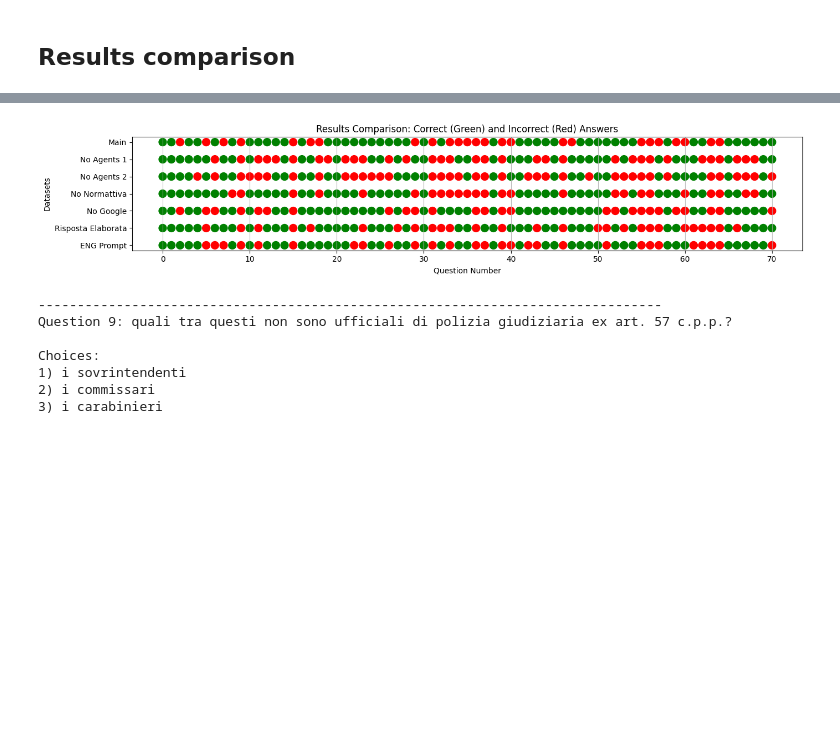
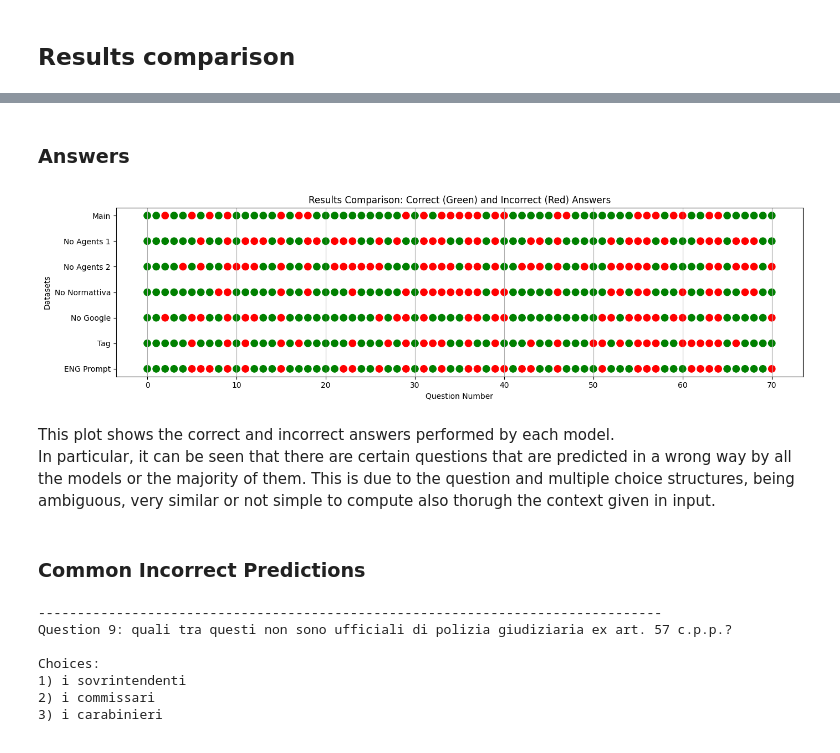
Before and after one commit to tancredibosi/LLM_Agents_Multiple-Choice_QA, a Jupyter notebook: software_and_data/Bosi_Multiple_Choice_QA.ipynb, the cells around one changed output, grey strips where cells are left out. Drawn from its saved outputs; the diff is of its cells as text; code cells hidden in the pictures; blank space fills up the shorter version.

```diff
--- a/software_and_data/Bosi_Multiple_Choice_QA.ipynb
+++ b/software_and_data/Bosi_Multiple_Choice_QA.ipynb
@@ -1470,7 +1477,7 @@ Total accuracy: 60.56%
 # %%
 dataframes = [df_main, df_no_agents_1, df_no_agents_2, df_no_normattiva, df_no_google, df_risposta_elaborata, df_ENG]
 accuracies = [accuracy_main, accuracy_no_agents_1, accuracy_no_agents_2, accuracy_no_normattiva, accuracy_no_google, accuracy_risposta_elaborata, accuracy_ENG]
-labels = ['Main', 'No Agents 1', 'No Agents 2', 'No Normattiva', 'No Google', 'Risposta Elaborata', 'ENG Prompt']
+labels = ['Main', 'No Agents 1', 'No Agents 2', 'No Normattiva', 'No Google', 'Tag', 'ENG Prompt']
 
 def compare_accuracies(accuracies, labels=None):
     """
@@ -1494,32 +1544,39 @@ compare_accuracies(accuracies, labels)
+# %% [markdown]
+### Answers
 # %%
 def plot_incorrect_answers_combined(dataframes, labels=None):
     """
     Plots the incorrect and correct answers for all dataframes in a unique graph,
     with vertical separation between datasets.
     """
-    plt.figure(figsize=(14, 3))
+    plt.figure(figsize=(14, 4))
 
     num_datasets = len(dataframes)
     y_offsets = list(range(num_datasets))
 
     for i, df in enumerate(reversed(dataframes)):
         df_sorted = df.sort_values('Index')
         colors = ['green' if is_correct else 'red' for is_correct in df_sorted['Is Correct']]
         y_values = [y_offsets[i]] * len(df_sorted)
-        plt.scatter(df_sorted['Index'], y_values, c=colors, s=100, label=labels[num_datasets - i - 1] if labels else None)
+        plt.scatter(df_sorted['Index'], y_values, c=colors, s=80, label=labels[num_datasets - i - 1] if labels else None)
 
     plt.xlabel('Question Number')
     plt.ylabel('Datasets')
     plt.title('Results Comparison: Correct (Green) and Incorrect (Red) Answers')
     plt.yticks(y_offsets, labels[::-1] if labels else [f'Dataset {i+1}' for i in y_offsets])
     plt.grid(axis='x')
 
     plt.tight_layout()
     plt.show()
 
 plot_incorrect_answers_combined(dataframes, labels=labels)
 # %% [output]
-[figure, old version]
+[figure, new version]
+# %% [markdown]
+This plot shows the correct and incorrect answers performed by each model. <br>
+In particular, it can be seen that there are certain questions that are predicted in a wrong way by all the models or the majority of them. This is due to the question and multiple choice structures, being ambiguous, very similar or not simple to compute also thorugh the context given in input.
+# %% [markdown]
+### Common Incorrect Predictions
 # %%
 def print_common_incorrect_predictions(dataframes):
     """
```
Also changed, not shown: parts of 23 cells of this notebook.
